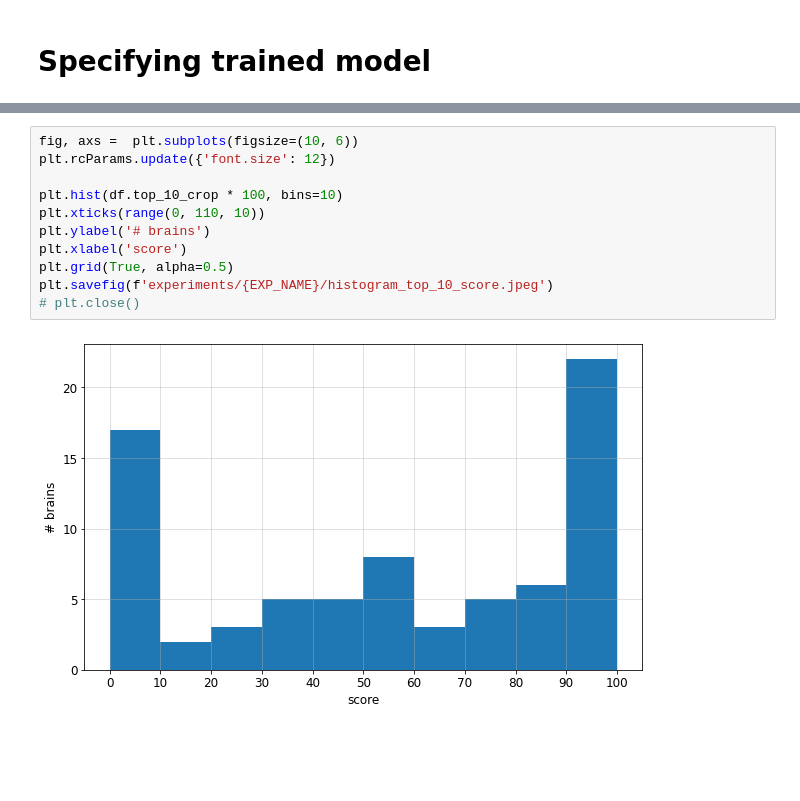
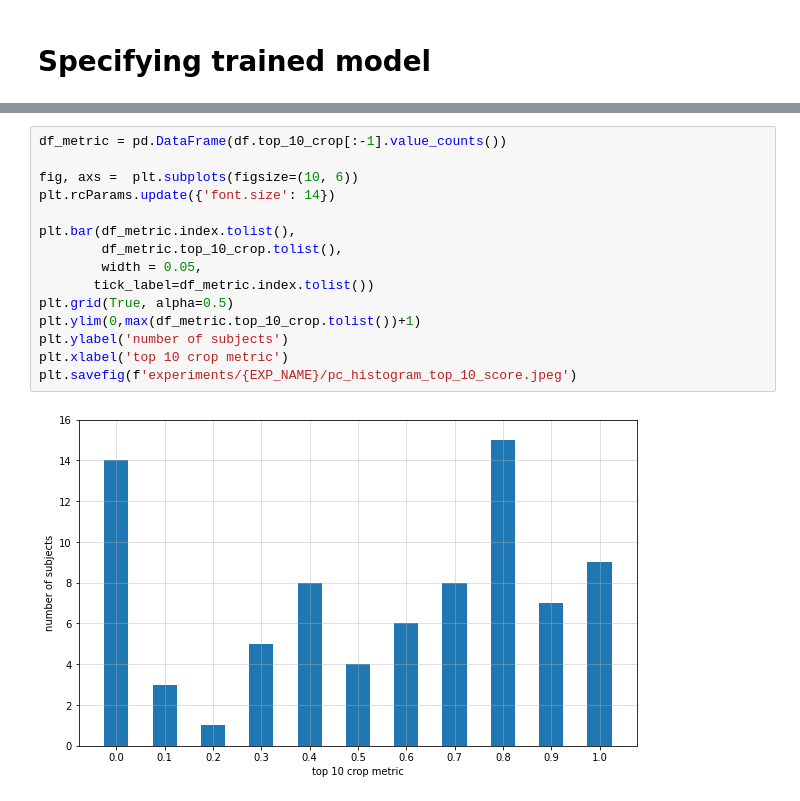
Before and after one commit to mrugnivenko/PointCloudFCD, a Jupyter notebook: run_pc_evaluation.ipynb, the cells around one changed output, grey strips where cells are left out. Drawn from its saved outputs; the diff is of its cells as text; blank space fills up the shorter version.

```diff
--- a/run_pc_evaluation.ipynb
+++ b/run_pc_evaluation.ipynb
@@ -53,13 +60,17 @@ df.to_csv(f'experiments/{EXP_NAME}/metrics.csv')
-# %%
-fig, axs =  plt.subplots(figsize=(10, 6))
-plt.rcParams.update({'font.size': 12})
-
-plt.hist(df.top_10_crop * 100, bins=10)
-plt.xticks(range(0, 110, 10))
-plt.ylabel('# brains')
-plt.xlabel('score')
-plt.grid(True, alpha=0.5)
-plt.savefig(f'experiments/{EXP_NAME}/histogram_top_10_score.jpeg')
-# plt.close()
-# %% [output]
-[figure, removed]
+# %%
+df_metric = pd.DataFrame(df.top_10_crop[:-1].value_counts())
+
+fig, axs =  plt.subplots(figsize=(10, 6))
+plt.rcParams.update({'font.size': 14})
+
+plt.bar(df_metric.index.tolist(),
+        df_metric.top_10_crop.tolist(),
+        width = 0.05,
+       tick_label=df_metric.index.tolist())
+plt.grid(True, alpha=0.5)
+plt.ylim(0,max(df_metric.top_10_crop.tolist())+1)
+plt.ylabel('number of subjects')
+plt.xlabel('top 10 crop metric')
+plt.savefig(f'experiments/{EXP_NAME}/pc_histogram_top_10_score.jpeg')
+# %% [output]
+[figure, added]
```
Also changed, not shown: parts of 3 cells of this notebook, 14 other files.
